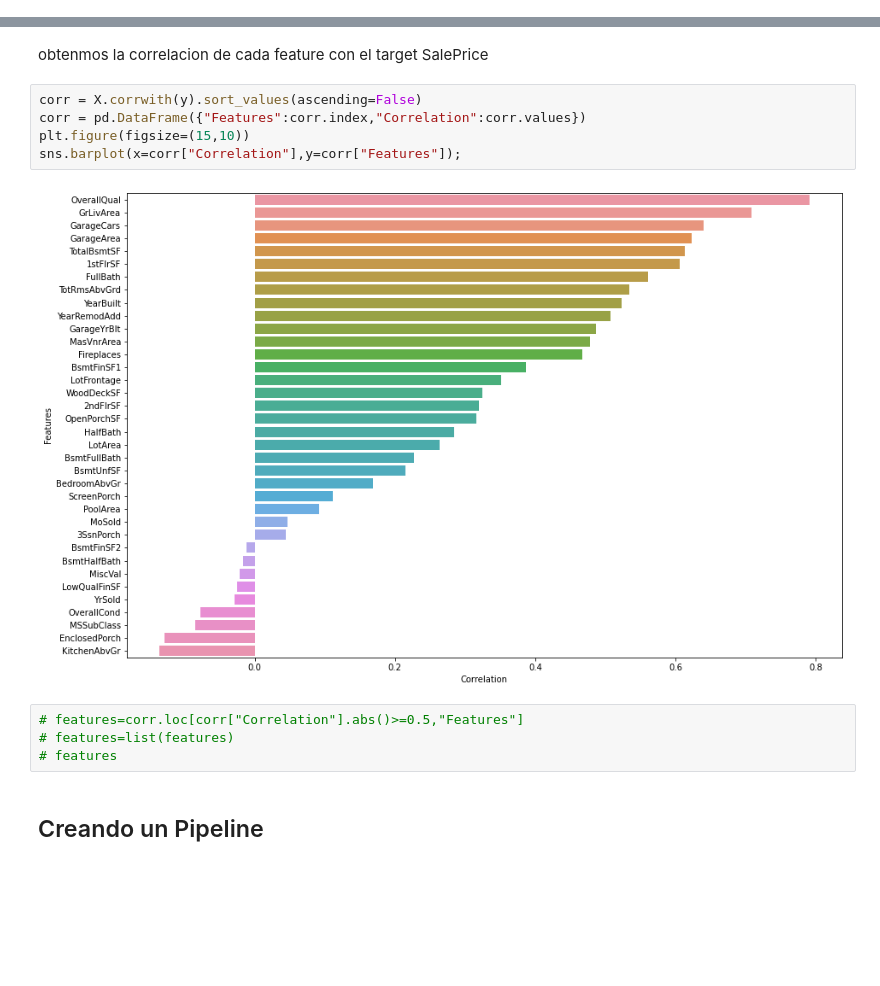
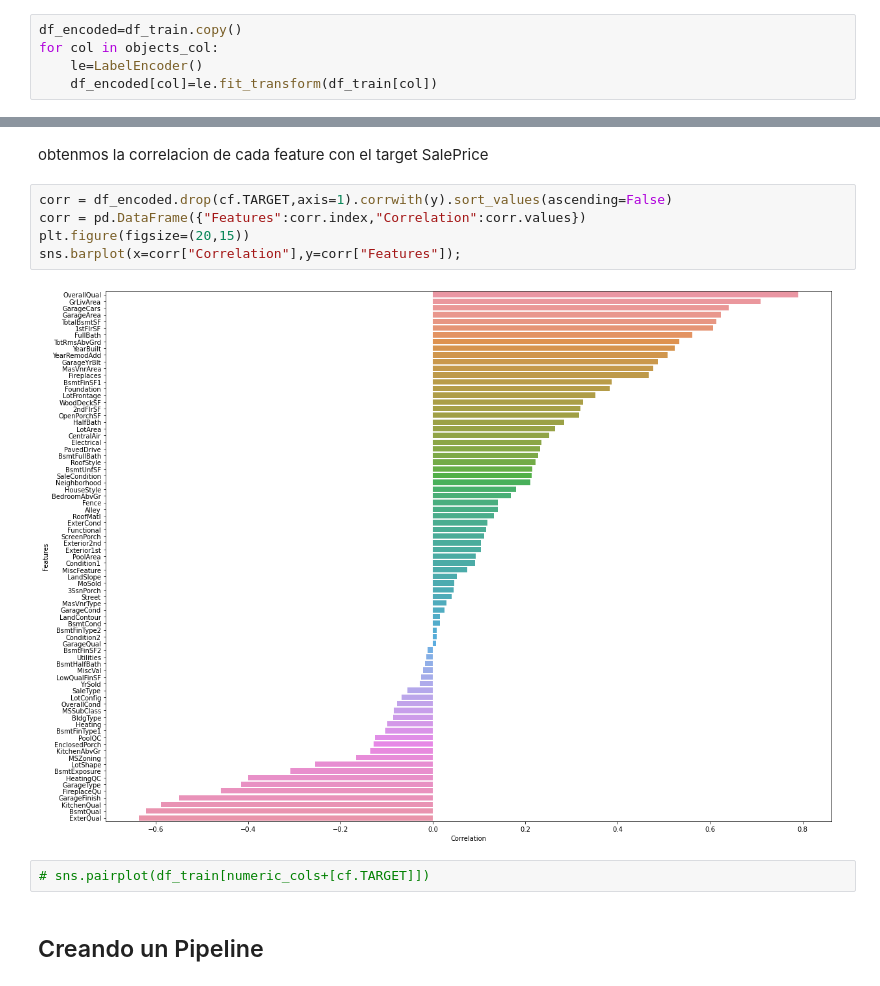
Before and after one commit to mangoru/Hackathon, a Jupyter notebook: model.ipynb, the cells around one changed output, grey strips where cells are left out. Saved outputs shown, nothing was run; the diff lists cells and outputs as text; blank space fills up the shorter version.

```diff
--- a/model.ipynb
+++ b/model.ipynb
@@ -147,3 +158,8 @@ dtype: float64
+# %%
+df_encoded=df_train.copy()
+for col in objects_col:
+    le=LabelEncoder()
+    df_encoded[col]=le.fit_transform(df_train[col])
 # %% [markdown]
 ### Correlacion entre Features
 # %% [markdown]
@@ -159,16 +175,14 @@ sns.heatmap(corr,annot=True,cmap="vlag",fmt=".2",center=0);
 # %% [markdown]
 obtenmos la correlacion de cada feature con el target SalePrice
 # %%
-corr = X.corrwith(y).sort_values(ascending=False)
+corr = df_encoded.drop(cf.TARGET,axis=1).corrwith(y).sort_values(ascending=False)
 corr = pd.DataFrame({"Features":corr.index,"Correlation":corr.values})
-plt.figure(figsize=(15,10))
+plt.figure(figsize=(20,15))
 sns.barplot(x=corr["Correlation"],y=corr["Features"]);
 # %% [output]
-[figure, old version]
+[figure, new version]
-# %%
-# features=corr.loc[corr["Correlation"].abs()>=0.5,"Features"]
-# features=list(features)
-# features
+# %%
+# sns.pairplot(df_train[numeric_cols+[cf.TARGET]])
 # %% [markdown]
 ## Creando un Pipeline
 # %% [markdown]
```
Also changed, not shown: parts of 13 cells of this notebook, 9 other files.
